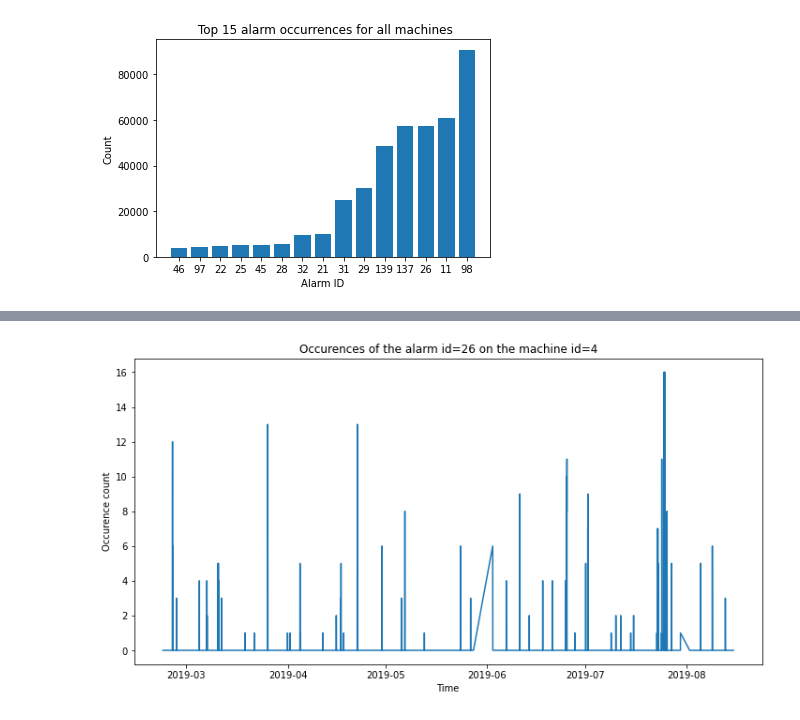
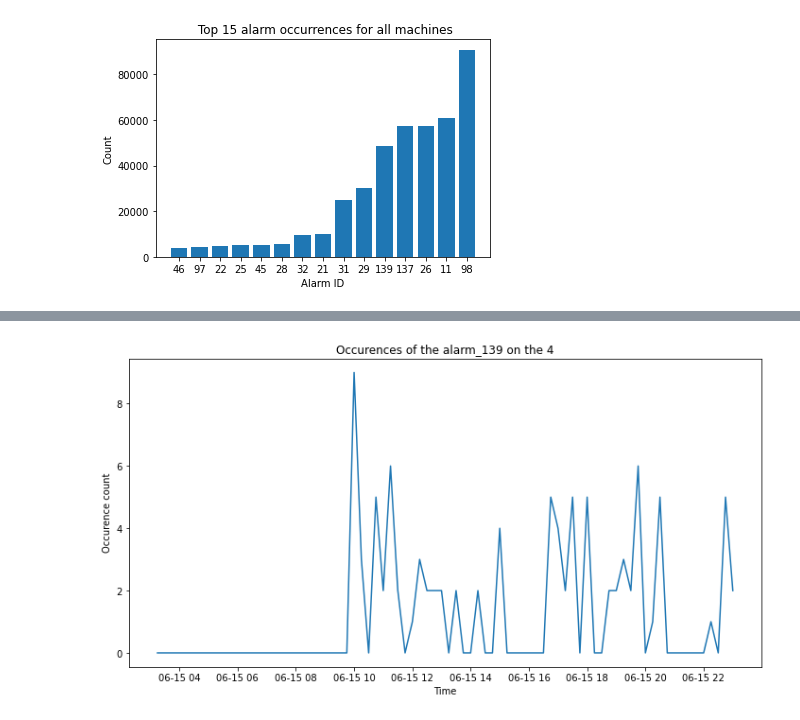
Before and after one commit to shamilnabiyev/automl-time-series, a Jupyter notebook: notebooks/alarm-logs-packaging-industry.ipynb, the cells around one changed output, grey strips where cells are left out. Drawn from its saved outputs; the diff is of its cells as text; code cells hidden in the pictures.

Commit message:
Updated alarm-logs-packaging-industry.ipynb
Persisted alarm occurences for all machines.

```diff
--- a/notebooks/alarm-logs-packaging-industry.ipynb
+++ b/notebooks/alarm-logs-packaging-industry.ipynb
@@ -101,14 +78,0 @@ Wall time: 1.11 s
-# %%
-machine4_transformed = []
-
-for k, item in result_dict.items():
-    if item.empty:
-        print(f"{k} is empty")
-    else:
-        machine4_transformed.append(item)
-
-machine4_transformed = pd.concat(machine4_transformed, axis=0)\
-    .fillna(0)\
-    .astype("float16")
-
-machine4_transformed
@@ -139,9 +168,13 @@ machine4_transformed
 # %%
+machine_id = 4
+alarm_id = "alarm_139"
+
 plt_1 = plt.figure(figsize=(12, 6))
-plt.plot(machine4_transformed.index, machine4_transformed["alarm_26"])
-plt.title("Occurences of the alarm id=26 on the machine id=4")
+plt.plot(machine4_transformed.index[-80:], machine4_transformed[alarm_id][-80:])
+
+plt.title(f"Occurences of the {alarm_id} on the {machine_id}")
 plt.xlabel("Time")
 plt.ylabel("Occurence count")
 plt.show()
 # %% [output]
-[figure, old version]
+[figure, new version]
```
Also changed, not shown: parts of 11 cells of this notebook.
